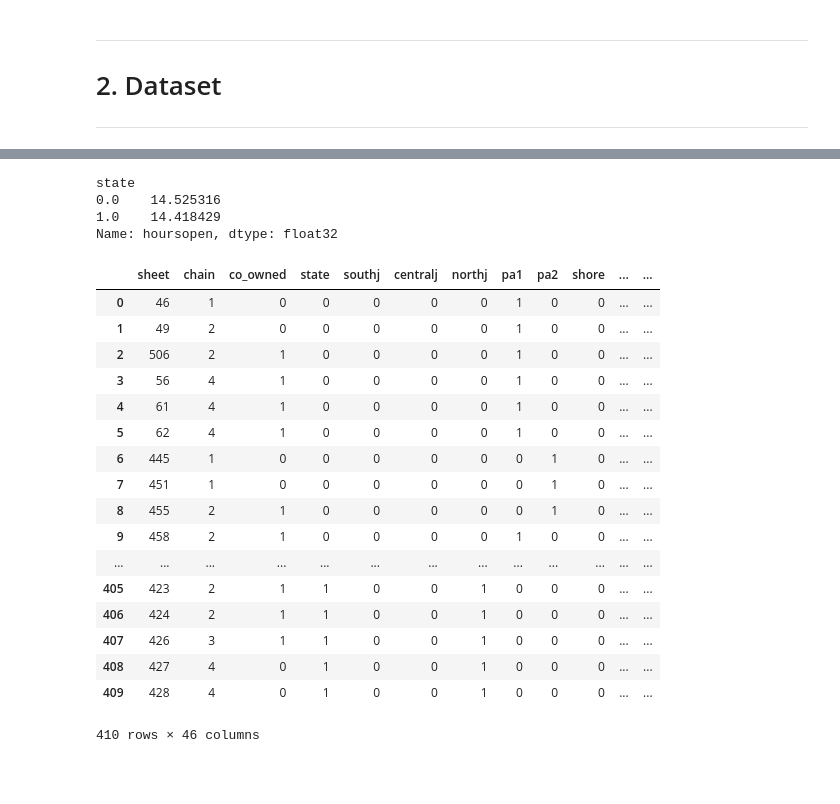
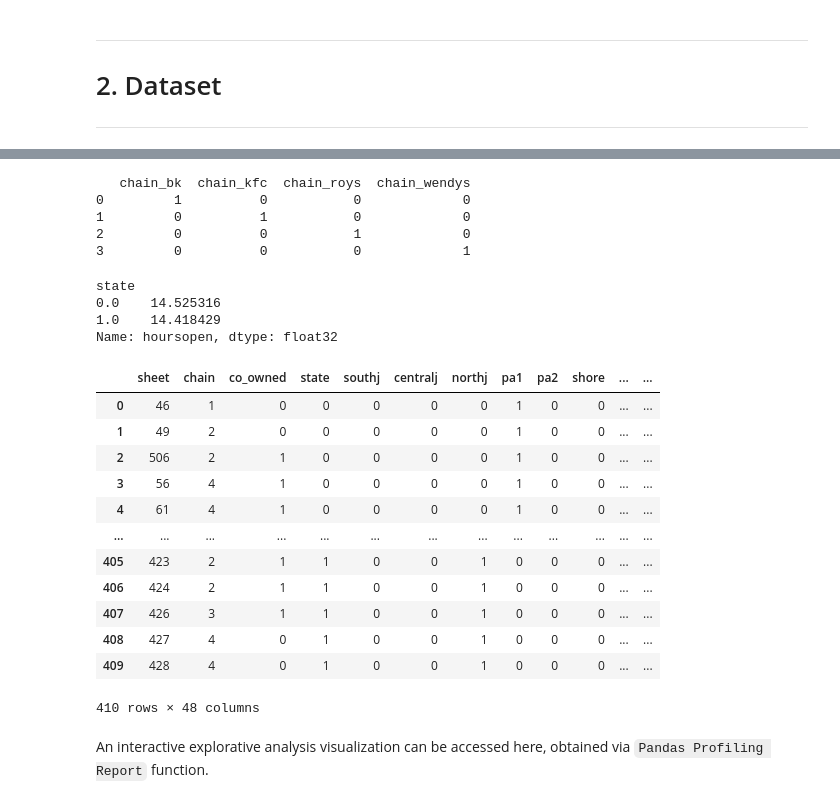
Before and after one commit to edoardofalchi/ose-data-science-course-projeect-edoardofalchi, a Jupyter notebook: Card_Krueger_1994.ipynb, the cells around one changed output, grey strips where cells are left out. Saved outputs shown, nothing was run; the diff lists cells and outputs as text; code cells hidden in the pictures; blank space fills up the shorter version.

```diff
--- a/Card_Krueger_1994.ipynb
+++ b/Card_Krueger_1994.ipynb
@@ -115,6 +146,15 @@ fig = px.choropleth(locations=["NJ", "PA"], locationmode="USA-states", color=df[
 fig.show()
 # %% [output]
 [interactive output not drawn]
+# %%
+bool_split = pd.DataFrame({'chain': ['bk', 'kfc', 'roys', 'wendys']})
+print(pd.get_dummies(bool_split))
+# %% [output]
+   chain_bk  chain_kfc  chain_roys  chain_wendys
+0         1          0           0             0
+1         0          1           0             0
+2         0          0           1             0
+3         0          0           0             1
 # %%
 df[df["time"]<1].groupby("state")["hoursopen"].mean()
 # %% [output]
@@ -122,25 +162,27 @@ state
 0.0    14.525316
 1.0    14.418429
 Name: hoursopen, dtype: float32
-# %%
-df_extended = pd.read_stata('data/fastfood.dta')
-df_extended
-# %% [output]
-|  | sheet | chain | co_owned | state | southj | centralj | northj | pa1 | pa2 | shore | ... | ... |
-| 0 | 46 | 1 | 0 | 0 | 0 | 0 | 0 | 1 | 0 | 0 | ... | ... |
-| 1 | 49 | 2 | 0 | 0 | 0 | 0 | 0 | 1 | 0 | 0 | ... | ... |
-| 2 | 506 | 2 | 1 | 0 | 0 | 0 | 0 | 1 | 0 | 0 | ... | ... |
-| 3 | 56 | 4 | 1 | 0 | 0 | 0 | 0 | 1 | 0 | 0 | ... | ... |
-| 4 | 61 | 4 | 1 | 0 | 0 | 0 | 0 | 1 | 0 | 0 | ... | ... |
-| 5 | 62 | 4 | 1 | 0 | 0 | 0 | 0 | 1 | 0 | 0 | ... | ... |
-| 6 | 445 | 1 | 0 | 0 | 0 | 0 | 0 | 0 | 1 | 0 | ... | ... |
-| 7 | 451 | 1 | 0 | 0 | 0 | 0 | 0 | 0 | 1 | 0 | ... | ... |
-| 8 | 455 | 2 | 1 | 0 | 0 | 0 | 0 | 0 | 1 | 0 | ... | ... |
-| 9 | 458 | 2 | 1 | 0 | 0 | 0 | 0 | 1 | 0 | 0 | ... | ... |
-| ... | ... | ... | ... | ... | ... | ... | ... | ... | ... | ... | ... | ... |
-| 405 | 423 | 2 | 1 | 1 | 0 | 0 | 1 | 0 | 0 | 0 | ... | ... |
-| 406 | 424 | 2 | 1 | 1 | 0 | 0 | 1 | 0 | 0 | 0 | ... | ... |
-| 407 | 426 | 3 | 1 | 1 | 0 | 0 | 1 | 0 | 0 | 0 | ... | ... |
-| 408 | 427 | 4 | 0 | 1 | 0 | 0 | 1 | 0 | 0 | 0 | ... | ... |
-| 409 | 428 | 4 | 0 | 1 | 0 | 0 | 1 | 0 | 0 | 0 | ... | ... |
-410 rows × 46 columns
+# %%
+df_extended = pd.read_stata('data/fastfood.dta')
+
+df_extended["date2"] = pd.to_datetime(df_extended["date2"].astype(str), format="%m%d%y")
+df_extended["FTE"] = df_extended.empft + df_extended.nmgrs + 0.5 * df_extended.emppt
+df_extended["FTE2"] = df_extended.empft2 + df_extended.nmgrs2 + 0.5 * df_extended.emppt2
+
+df_extended
+# %% [output]
+|  | sheet | chain | co_owned | state | southj | centralj | northj | pa1 | pa2 | shore | ... | ... |
+| 0 | 46 | 1 | 0 | 0 | 0 | 0 | 0 | 1 | 0 | 0 | ... | ... |
+| 1 | 49 | 2 | 0 | 0 | 0 | 0 | 0 | 1 | 0 | 0 | ... | ... |
+| 2 | 506 | 2 | 1 | 0 | 0 | 0 | 0 | 1 | 0 | 0 | ... | ... |
+| 3 | 56 | 4 | 1 | 0 | 0 | 0 | 0 | 1 | 0 | 0 | ... | ... |
+| 4 | 61 | 4 | 1 | 0 | 0 | 0 | 0 | 1 | 0 | 0 | ... | ... |
+| ... | ... | ... | ... | ... | ... | ... | ... | ... | ... | ... | ... | ... |
+| 405 | 423 | 2 | 1 | 1 | 0 | 0 | 1 | 0 | 0 | 0 | ... | ... |
+| 406 | 424 | 2 | 1 | 1 | 0 | 0 | 1 | 0 | 0 | 0 | ... | ... |
+| 407 | 426 | 3 | 1 | 1 | 0 | 0 | 1 | 0 | 0 | 0 | ... | ... |
+| 408 | 427 | 4 | 0 | 1 | 0 | 0 | 1 | 0 | 0 | 0 | ... | ... |
+| 409 | 428 | 4 | 0 | 1 | 0 | 0 | 1 | 0 | 0 | 0 | ... | ... |
+410 rows × 48 columns
+# %% [markdown]
+An interactive explorative analysis visualization can be accessed here, obtained via `Pandas Profiling Report` function.
```
Also changed, not shown: parts of 45 cells of this notebook.
